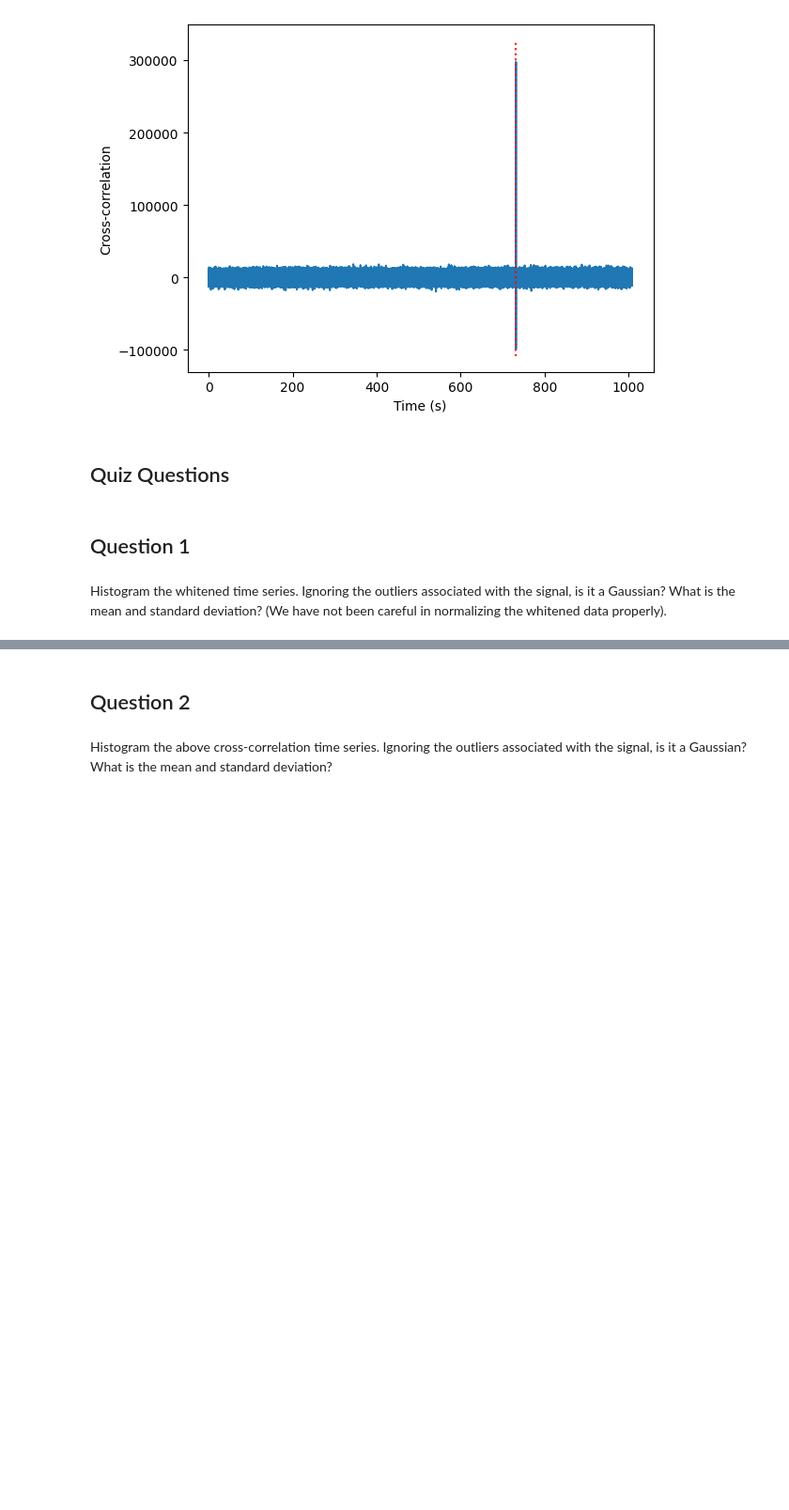
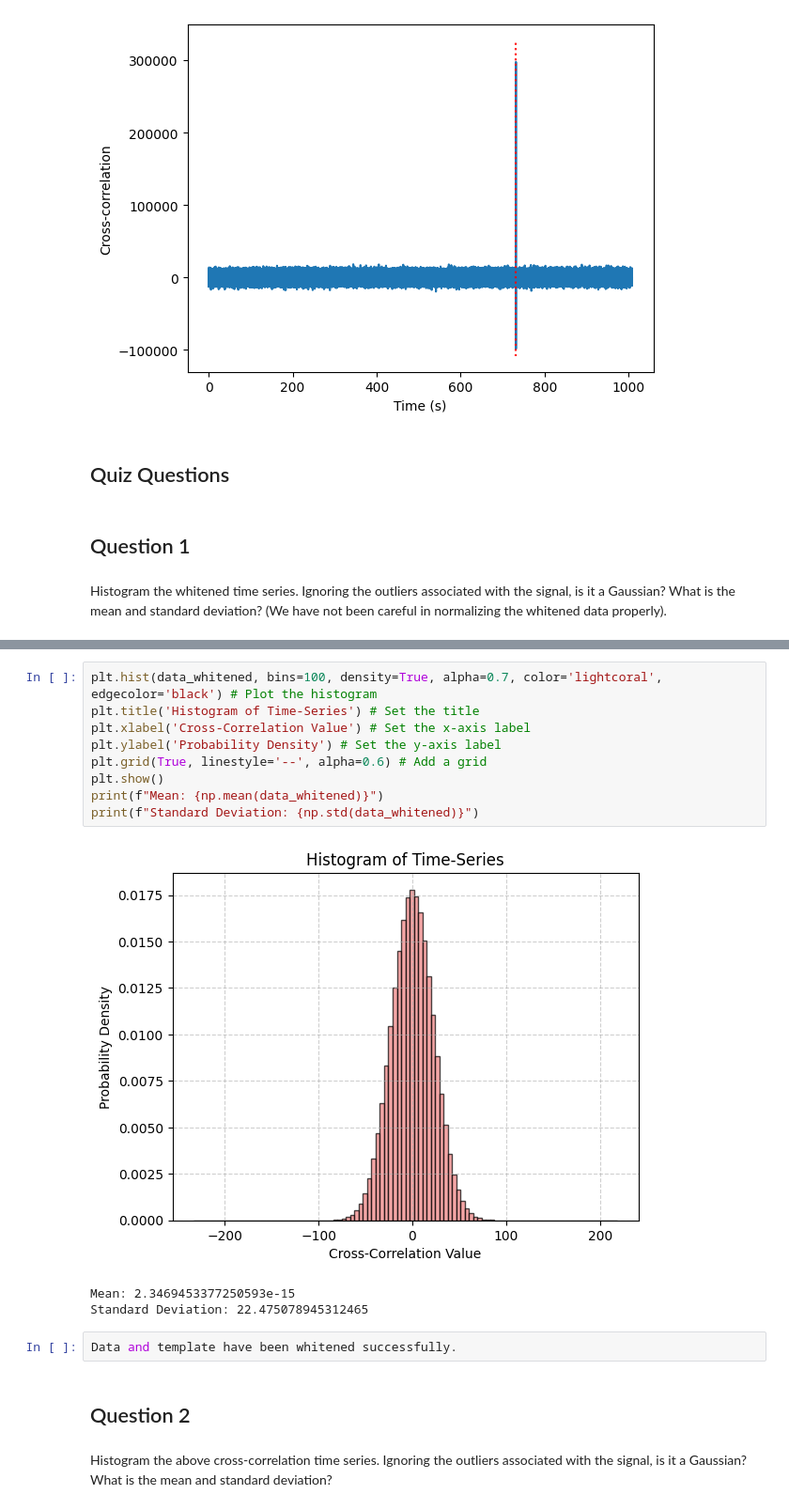
Before and after one commit to jazminphilip/GW-Project, a Jupyter notebook: Tutorials/04_Searches/Tuto_4.1_Matched_filtering_introduction.ipynb, the cells around one changed output, grey strips where cells are left out. Shown at 94% size. Saved outputs shown, nothing was run; the diff lists cells and outputs as text; blank space fills up the shorter version.

```diff
--- a/Tutorials/04_Searches/Tuto_4.1_Matched_filtering_introduction.ipynb
+++ b/Tutorials/04_Searches/Tuto_4.1_Matched_filtering_introduction.ipynb
@@ -313,3 +420,18 @@ Standard deviation of whitened time series: 22.4735
+# %%
+plt.hist(data_whitened, bins=100, density=True, alpha=0.7, color='lightcoral', edgecolor='black') # Plot the histogram
+plt.title('Histogram of Time-Series') # Set the title
+plt.xlabel('Cross-Correlation Value') # Set the x-axis label
+plt.ylabel('Probability Density') # Set the y-axis label
+plt.grid(True, linestyle='--', alpha=0.6) # Add a grid
+plt.show()
+print(f"Mean: {np.mean(data_whitened)}")
+print(f"Standard Deviation: {np.std(data_whitened)}")
+# %% [output]
+[figure, added]
+Mean: 2.3469453377250593e-15
+Standard Deviation: 22.475078945312465
+# %%
+Data and template have been whitened successfully.
 # %% [markdown]
 ## Question 2
 # %% [markdown]
```
Also changed, not shown: parts of 7 cells of this notebook.
